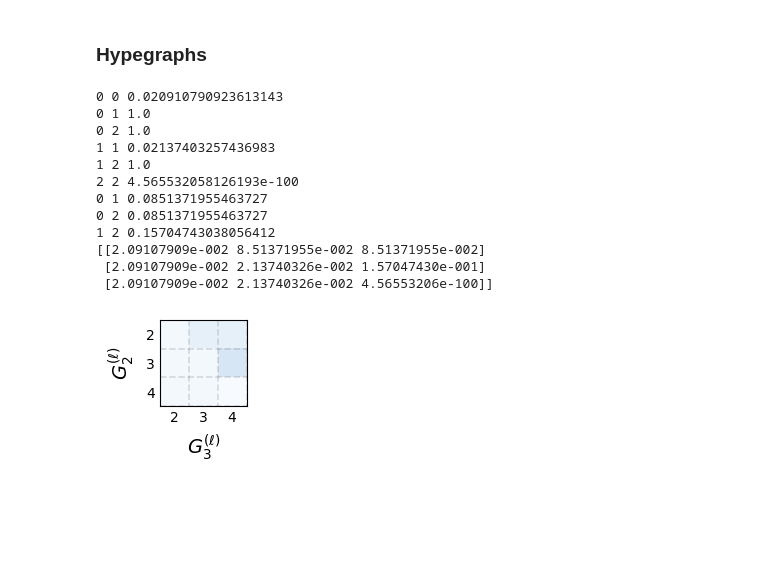
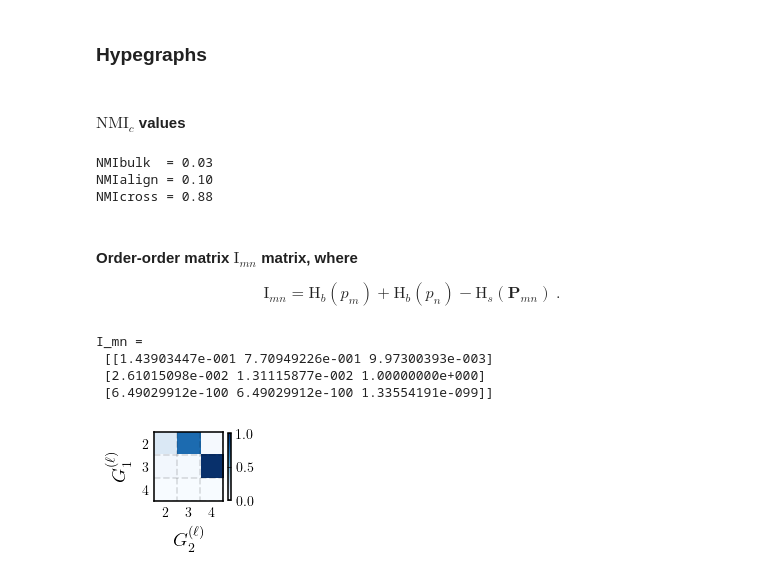
Before and after one commit to hfelippe/hypergraph-MI, a Jupyter notebook: tutorial.ipynb, the cells around one changed output. Cells and saved outputs as stored; diff of their text form; code cells hidden in the pictures; blank space fills up the shorter version.

```diff
--- a/tutorial.ipynb
+++ b/tutorial.ipynb
@@ -18,51 +18,56 @@ N = 8
 G1 = {(1,2),(2,3),(1,3),(4,5),(5,6),(4,6),(7,8),(3,4,6),(3,4,7),(4,6,7),(3,6,7)}
 G2 = {(1,2,3),(4,5,6),(3,4,6,7),(7,8)}
 G3 = {(1,2),(2,3),(1,3),(4,5),(4,6),(5,6),(3,4,6,7),(7,8)}
+# %% [markdown]
+#### $\textrm{NMI}_{c}$ values
+# %%
+print(f"NMIbulk  = {float(NMIbulk(N, G1, G2)):.2f}", #convert to float due to `mpf`
+      f"NMIalign = {float(NMIalign(G1, G2)):.2f}",
+      f"NMIcross = {float(NMIcross(G1, G2)):.2f}",
+      sep="\n")
+# %% [output]
+NMIbulk  = 0.03
+NMIalign = 0.10
+NMIcross = 0.88
+# %% [markdown]
+#### Order-order matrix $\text{I}_{mn}$ matrix, where
+
+$$
+\text{I}_{mn} = \text{H}_b(p_m)+\text{H}_b(p_{n})-\text{H}_s(\textbf{P}_{mn}) ~ .
+$$
 # %%
-lmax = 4
-D = 2
+L, lmax = 2, 4
 M = np.ones((lmax-1, lmax-1))
 
 """2-step filling process of M"""
-for i in range(M.shape[0]):
-    for j in range(i, M.shape[1]):
-        e1=G1
-        e2=G2
-        M[j,i] = hNMI_project(N, e1, e2, D+i)
-        print(i,j,M[i,j])
-for i in range(M.shape[0]):
-    for j in range(i+1, M.shape[1]):
-        e1=G2
-        e2=G1
-        M[i,j] = hNMI_project(N, e1, e2, D+i)
-        print(i,j,M[i,j])
+for m in range(M.shape[0]):
+    for n in range(m, M.shape[1]):
+        e1 = set([e for e in G1 if len(e) == L+n])
+        e2 = set([e for e in G2 if len(e) == L+m])
+        M[n,m] = hNMI_project(N, e1, e2, L+m)
+for m in range(M.shape[0]):
+    for n in range(m+1, M.shape[1]):
+        e1 = set([e for e in G2 if len(e) == L+n])
+        e2 = set([e for e in G1 if len(e) == L+m])
+        M[m,n] = hNMI_project(N, e1, e2, L+m)
 
 plt.figure(figsize=(1.125,1.125))
 plt.imshow(M,cmap="Blues",vmin=0, vmax=1)
-plt.xlabel('$G_3^{(\ell)}$',fontsize=14,labelpad=5),plt.ylabel('$G_2^{(\ell)}$',fontsize=14,labelpad=7.5)
+plt.xlabel('$G_2^{(\ell)}$',fontsize=14,labelpad=5),plt.ylabel('$G_1^{(\ell)}$',fontsize=14,labelpad=7.5)
 plt.xticks([0,1,2], labels=[2,3,4], fontsize=10)
 plt.yticks([0,1,2], labels=[2,3,4], fontsize=10)
 plt.tick_params(axis='both', length=0.0)
-
-# Draw thin lines between entries
-num_rows, num_cols = M.shape
+plt.colorbar(shrink=0.775)
+num_rows, num_cols = M.shape # draw thin lines between entries
 for i in range(num_rows): # horizontal
     plt.hlines(i+0.5, xmin=-0.5, xmax=num_cols-0.5, color='k',lw=1.25,alpha=0.125,ls="--",zorder=0)
 for i in range(num_cols): # vertical
     plt.vlines(i+0.5, ymin=-0.5, ymax=num_rows-0.5, color='k',lw=1.25,alpha=0.125,ls="--",zorder=0)
 
-print(M)
+print(f"I_mn = \n {M} \n")
 # %% [output]
-0 0 0.020910790923613143
-0 1 1.0
-0 2 1.0
-1 1 0.02137403257436983
-1 2 1.0
-2 2 4.565532058126193e-100
-0 1 0.0851371955463727
-0 2 0.0851371955463727
-1 2 0.15704743038056412
-[[2.09107909e-002 8.51371955e-002 8.51371955e-002]
- [2.09107909e-002 2.13740326e-002 1.57047430e-001]
- [2.09107909e-002 2.13740326e-002 4.56553206e-100]]
+I_mn =
+ [[1.43903447e-001 7.70949226e-001 9.97300393e-003]
+ [2.61015098e-002 1.31115877e-002 1.00000000e+000]
+ [6.49029912e-100 6.49029912e-100 1.33554191e-099]]
-[figure, old version]
+[figure, new version]
```
